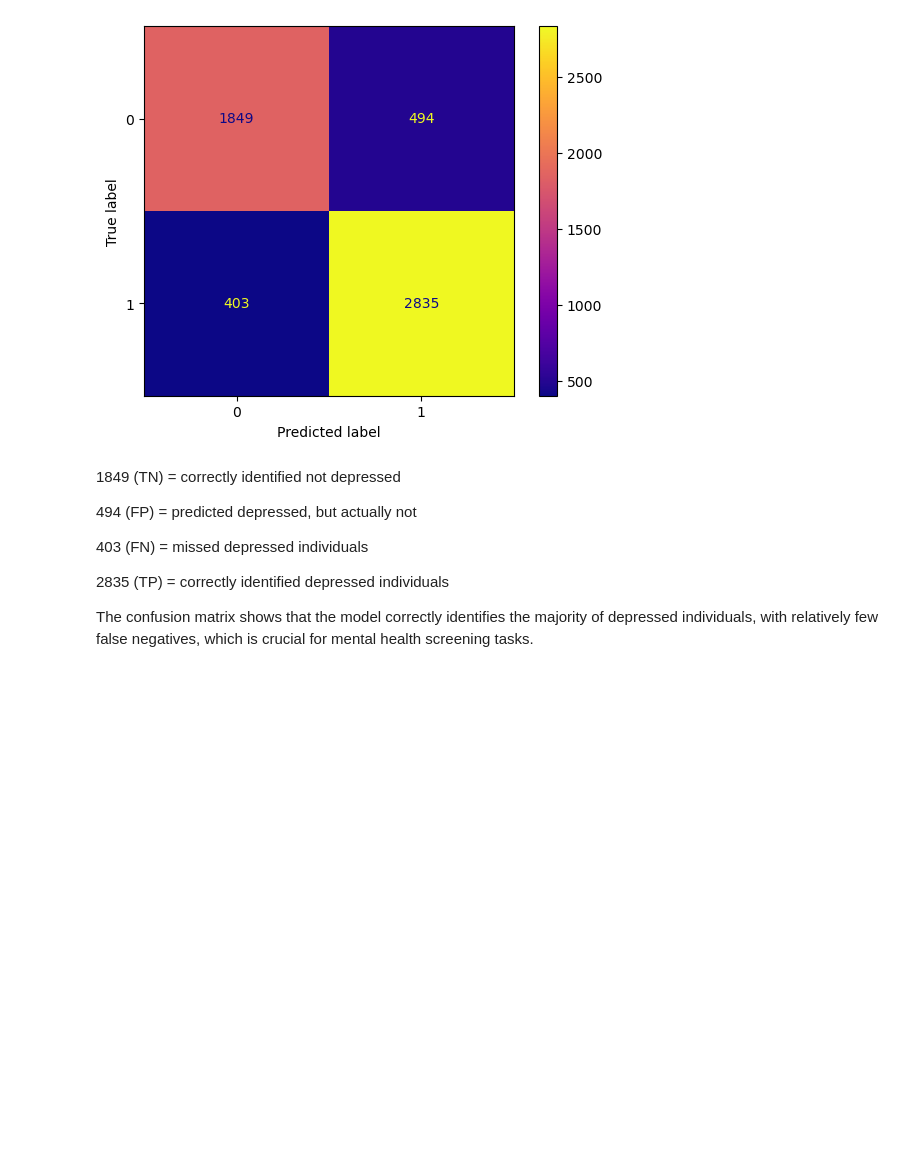
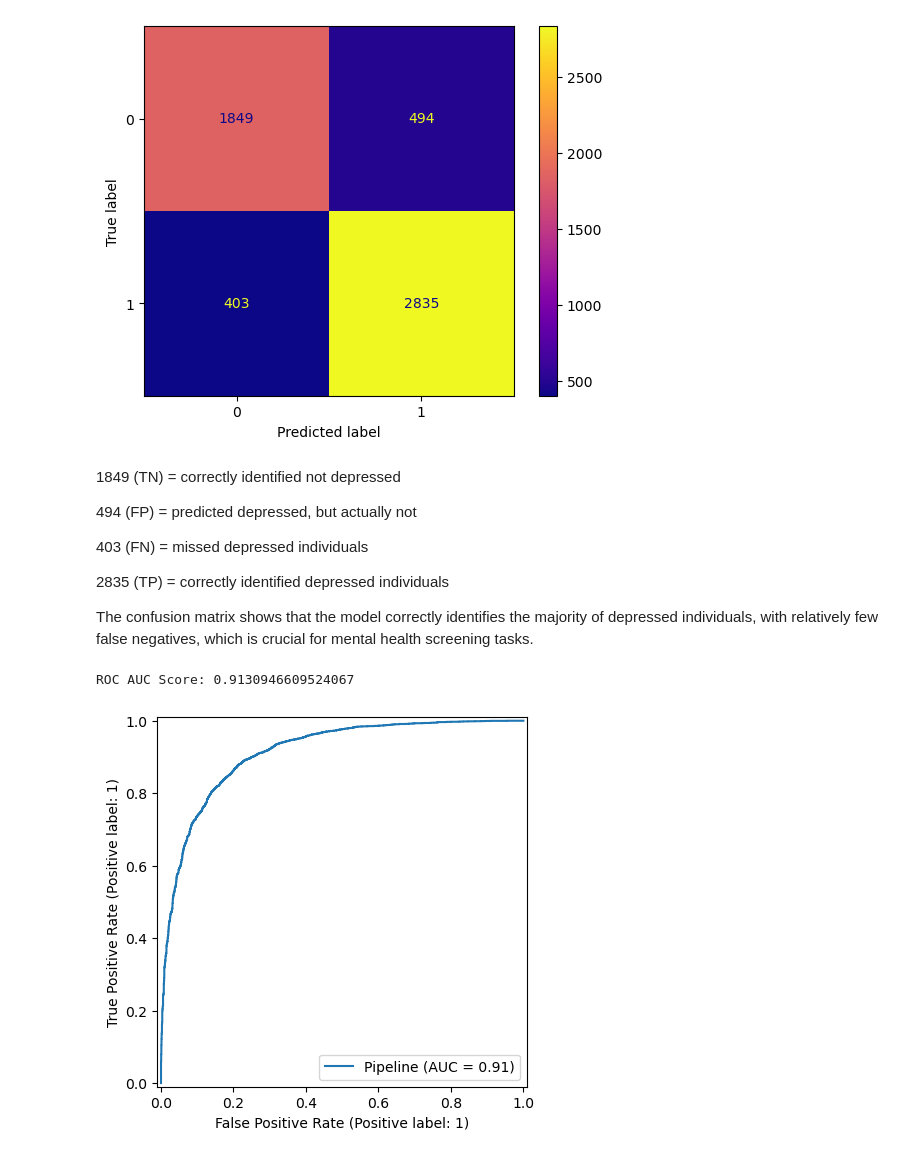
Before and after one commit to cathym20/Student-Depression, a Jupyter notebook: student_depression.ipynb, the cells around one changed output. Drawn from its saved outputs; the diff is of its cells as text; code cells hidden in the pictures; blank space fills up the shorter version.

```diff
--- a/student_depression.ipynb
+++ b/student_depression.ipynb
@@ -228,7 +228,7 @@ x_train,x_test,y_train,y_test = train_test_split(x,y,test_size=0.2,random_state=
 # %%
 cat_cols = x_train.select_dtypes(['object']).columns.tolist()
 num_cols =  x_train.select_dtypes(['int64','float64']).columns.tolist()
-num_transformer = StandardScaler()
+num_transformer = StandardScaler(with_mean=False)
 cat_transformer = OneHotEncoder(handle_unknown='ignore')
 preprocessor = ColumnTransformer([('Num',num_transformer,num_cols),('Col', cat_transformer, cat_cols)])
 # %%
@@ -340,3 +322,12 @@ plt.show()
 2835 (TP) = correctly identified depressed individuals
 
 The confusion matrix shows that the model correctly identifies the majority of depressed individuals, with relatively few false negatives, which is crucial for mental health screening tasks.
+# %%
+y_prob = logistic_pipe.predict_proba(x_test)[:, 1]
+auc = roc_auc_score(y_test, y_prob)
+print("ROC AUC Score:", auc)
+RocCurveDisplay.from_estimator(logistic_pipe, x_test, y_test)
+plt.show()
+# %% [output]
+ROC AUC Score: 0.9130946609524067
+[figure, added]
```
Also changed, not shown: parts of 6 cells of this notebook.
